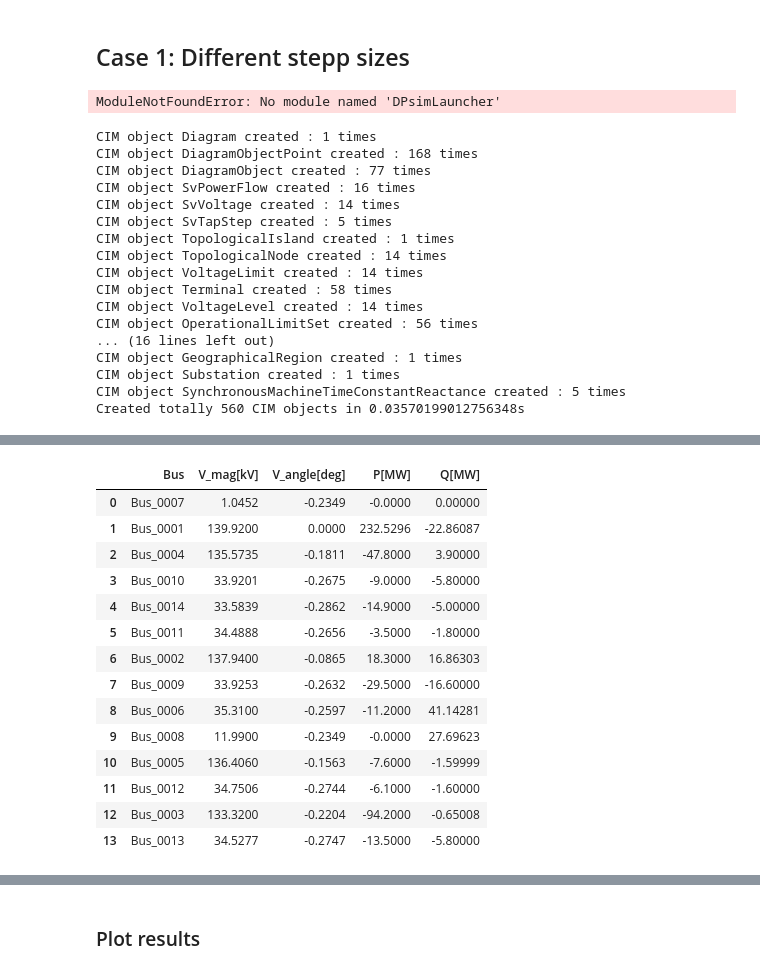
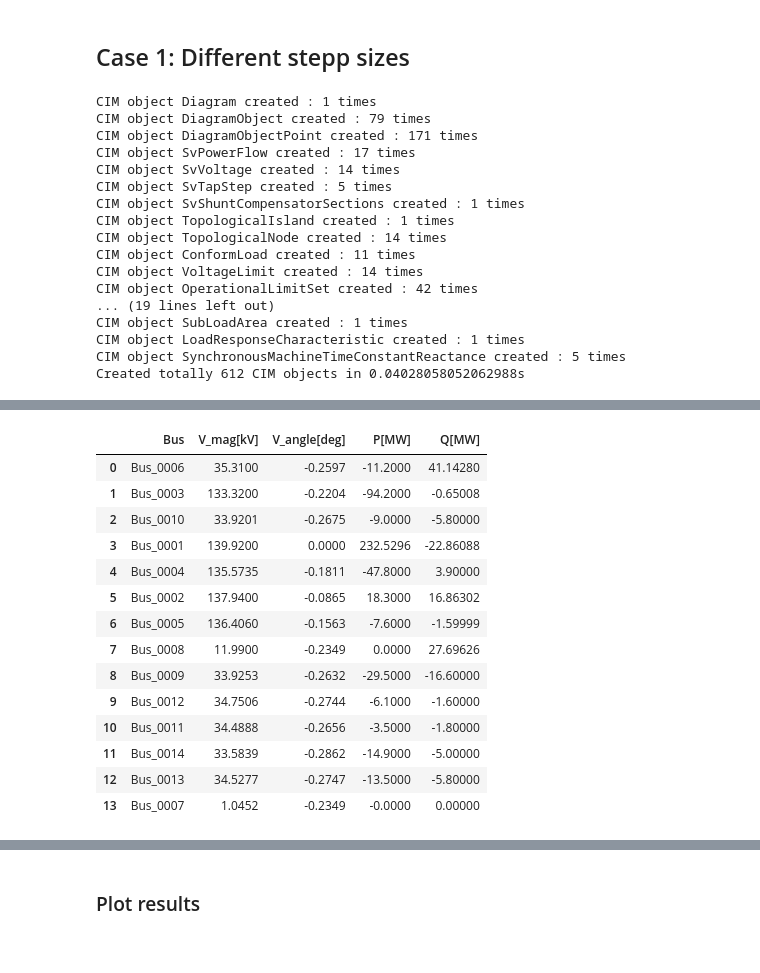
Before and after one commit to Canfirat98/dpsim, a Jupyter notebook: examples/Notebooks/DPsimLauncher/case14_dyn.ipynb, the cells around one changed output, grey strips where cells are left out. Cells and saved outputs as stored; diff of their text form; code cells hidden in the pictures.

```diff
--- a/examples/Notebooks/DPsimLauncher/case14_dyn.ipynb
+++ b/examples/Notebooks/DPsimLauncher/case14_dyn.ipynb
@@ -6,30 +6,29 @@
 import sys
 #sys.path.insert(0,'/home/mmo/git/Can/dpsim/python/src/dpsim')
 #sys.path.insert(0,'/home/mmo/git/Can/dpsim/build')
+sys.path.insert(0,'/home/mmo-cya/dpsim/python/src/dpsim')
 sys.path.insert(0,'/home/mmo-cya/dpsim/build')
 import dpsimpy
 from DPsimLauncher import DPsimLauncher
-# %% [output]
-ModuleNotFoundError: No module named 'DPsimLauncher'
 # %%
-launcher = DPsimLauncher('/home/mmo/git/Can/dpsim/python/src/dpsim/Config_IEEE14.json')
+launcher = DPsimLauncher('/home/mmo-cya/dpsim/python/src/dpsim/Config_IEEE14.json')
 launcher.start_pf_simulation()
 launcher.get_pf_results()
 # %% [output]
 CIM object Diagram created : 1 times
-CIM object DiagramObjectPoint created : 168 times
-CIM object DiagramObject created : 77 times
-CIM object SvPowerFlow created : 16 times
+CIM object DiagramObject created : 79 times
+CIM object DiagramObjectPoint created : 171 times
+CIM object SvPowerFlow created : 17 times
 CIM object SvVoltage created : 14 times
 CIM object SvTapStep created : 5 times
+CIM object SvShuntCompensatorSections created : 1 times
 CIM object TopologicalIsland created : 1 times
 CIM object TopologicalNode created : 14 times
+CIM object ConformLoad created : 11 times
 CIM object VoltageLimit created : 14 times
-CIM object Terminal created : 58 times
-CIM object VoltageLevel created : 14 times
-CIM object OperationalLimitSet created : 56 times
-... (16 lines left out)
-CIM object GeographicalRegion created : 1 times
-CIM object Substation created : 1 times
+CIM object OperationalLimitSet created : 42 times
+... (19 lines left out)
+CIM object SubLoadArea created : 1 times
+CIM object LoadResponseCharacteristic created : 1 times
 CIM object SynchronousMachineTimeConstantReactance created : 5 times
-Created totally 560 CIM objects in 0.03570199012756348s
+Created totally 612 CIM objects in 0.04028058052062988s
@@ -54,18 +52,18 @@ Created totally 560 CIM objects in 0.03570199012756348s
 |  | Bus | V_mag[kV] | V_angle[deg] | P[MW] | Q[MW] |
-| 0 | Bus_0007 | 1.0452 | -0.2349 | -0.0000 | 0.00000 |
-| 1 | Bus_0001 | 139.9200 | 0.0000 | 232.5296 | -22.86087 |
-| 2 | Bus_0004 | 135.5735 | -0.1811 | -47.8000 | 3.90000 |
-| 3 | Bus_0010 | 33.9201 | -0.2675 | -9.0000 | -5.80000 |
-| 4 | Bus_0014 | 33.5839 | -0.2862 | -14.9000 | -5.00000 |
-| 5 | Bus_0011 | 34.4888 | -0.2656 | -3.5000 | -1.80000 |
-| 6 | Bus_0002 | 137.9400 | -0.0865 | 18.3000 | 16.86303 |
-| 7 | Bus_0009 | 33.9253 | -0.2632 | -29.5000 | -16.60000 |
-| 8 | Bus_0006 | 35.3100 | -0.2597 | -11.2000 | 41.14281 |
-| 9 | Bus_0008 | 11.9900 | -0.2349 | -0.0000 | 27.69623 |
-| 10 | Bus_0005 | 136.4060 | -0.1563 | -7.6000 | -1.59999 |
-| 11 | Bus_0012 | 34.7506 | -0.2744 | -6.1000 | -1.60000 |
-| 12 | Bus_0003 | 133.3200 | -0.2204 | -94.2000 | -0.65008 |
-| 13 | Bus_0013 | 34.5277 | -0.2747 | -13.5000 | -5.80000 |
+| 0 | Bus_0006 | 35.3100 | -0.2597 | -11.2000 | 41.14280 |
+| 1 | Bus_0003 | 133.3200 | -0.2204 | -94.2000 | -0.65008 |
+| 2 | Bus_0010 | 33.9201 | -0.2675 | -9.0000 | -5.80000 |
+| 3 | Bus_0001 | 139.9200 | 0.0000 | 232.5296 | -22.86088 |
+| 4 | Bus_0004 | 135.5735 | -0.1811 | -47.8000 | 3.90000 |
+| 5 | Bus_0002 | 137.9400 | -0.0865 | 18.3000 | 16.86302 |
+| 6 | Bus_0005 | 136.4060 | -0.1563 | -7.6000 | -1.59999 |
+| 7 | Bus_0008 | 11.9900 | -0.2349 | 0.0000 | 27.69626 |
+| 8 | Bus_0009 | 33.9253 | -0.2632 | -29.5000 | -16.60000 |
+| 9 | Bus_0012 | 34.7506 | -0.2744 | -6.1000 | -1.60000 |
+| 10 | Bus_0011 | 34.4888 | -0.2656 | -3.5000 | -1.80000 |
+| 11 | Bus_0014 | 33.5839 | -0.2862 | -14.9000 | -5.00000 |
+| 12 | Bus_0013 | 34.5277 | -0.2747 | -13.5000 | -5.80000 |
+| 13 | Bus_0007 | 1.0452 | -0.2349 | -0.0000 | 0.00000 |
 # %%
 launcher.run_dynamic_simulations()
 # %% [output]
```
Also changed, not shown: parts of 6 cells of this notebook, 9 other files.
